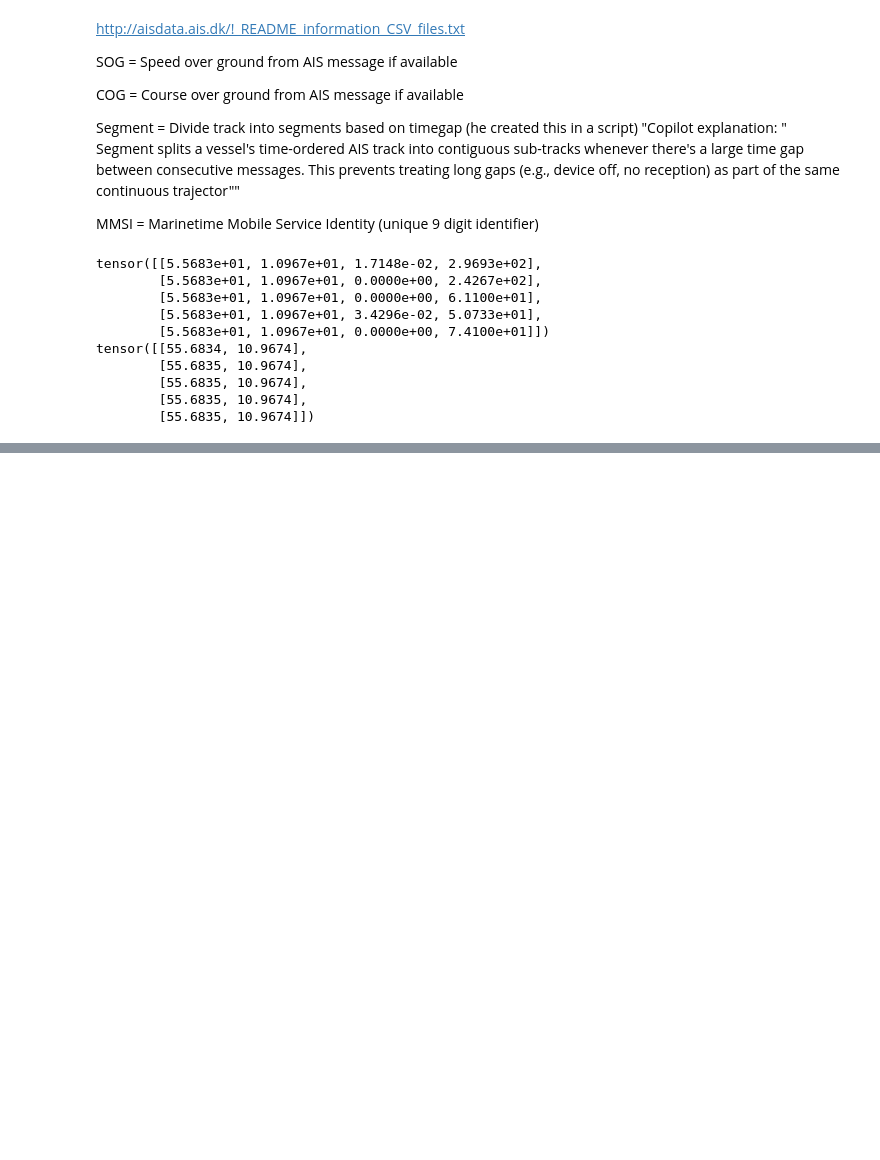
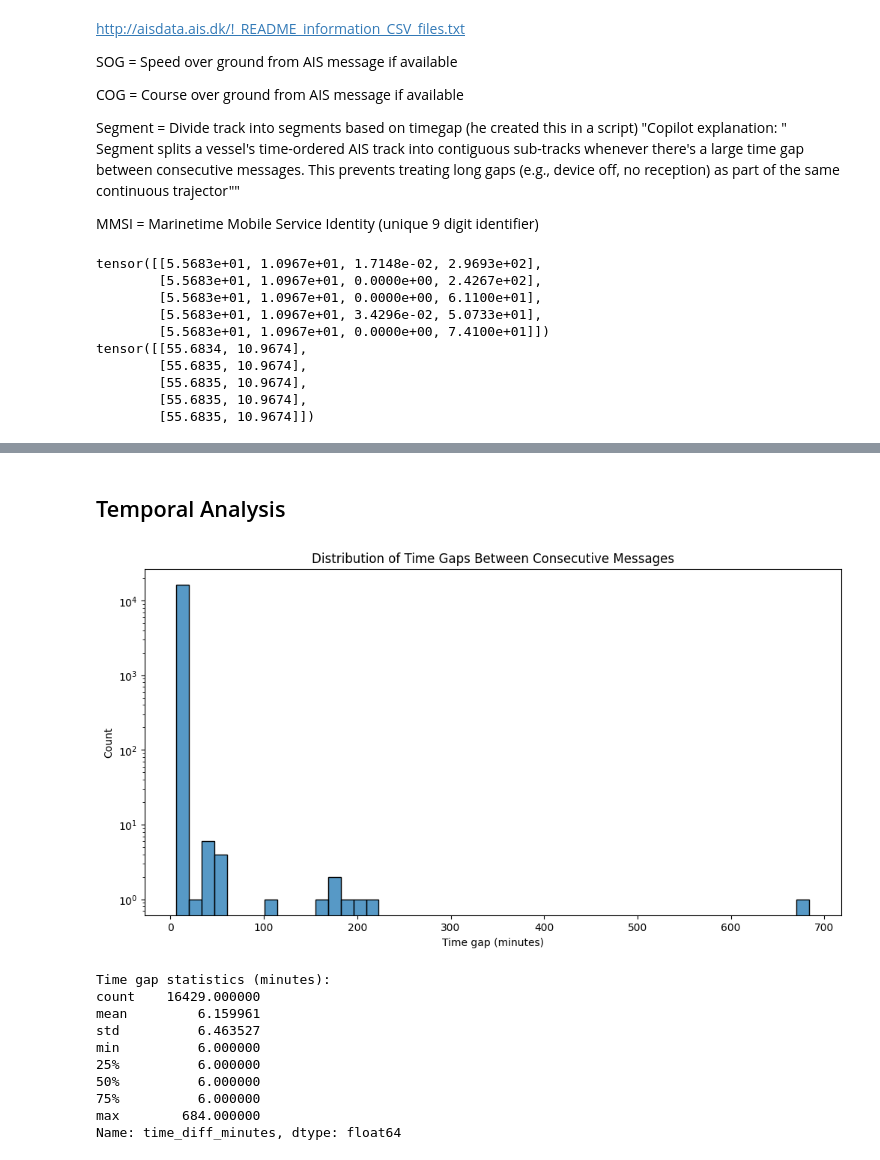
Before and after one commit to veronikal24/DeepLearning, a Jupyter notebook: DataExplorationVeronika.ipynb, the cells around one changed output, grey strips where cells are left out. Saved outputs shown, nothing was run; the diff lists cells and outputs as text; code cells hidden in the pictures; blank space fills up the shorter version.

```diff
--- a/DataExplorationVeronika.ipynb
+++ b/DataExplorationVeronika.ipynb
@@ -203,0 +73,35 @@ Wrote sample_for_modeling.parquet
+# %% [markdown]
+## Temporal Analysis
+# %%
+# Analyze message frequency and time gaps
+# Sort data by MMSI and timestamp
+df_sorted = df.sort_values(['MMSI', 'Timestamp'])
+
+# Calculate time differences between consecutive messages for each vessel
+df_sorted['time_diff'] = df_sorted.groupby('MMSI')['Timestamp'].diff()
+df_sorted['time_diff_minutes'] = df_sorted['time_diff'].dt.total_seconds() / 60
+
+# Plot distribution of time gaps
+plt.figure(figsize=(12, 6))
+sns.histplot(df_sorted['time_diff_minutes'].dropna(), bins=50)
+plt.title('Distribution of Time Gaps Between Consecutive Messages')
+plt.xlabel('Time gap (minutes)')
+plt.ylabel('Count')
+plt.yscale('log')  # Log scale for better visualization
+plt.show()
+
+# Calculate and show statistics
+print("\nTime gap statistics (minutes):")
+print(df_sorted['time_diff_minutes'].describe())
+# %% [output]
+[figure, added]
+Time gap statistics (minutes):
+count    16429.000000
+mean         6.159961
+std          6.463527
+min          6.000000
+25%          6.000000
+50%          6.000000
+75%          6.000000
+max        684.000000
+Name: time_diff_minutes, dtype: float64
```
Also changed, not shown: parts of 18 cells of this notebook.
